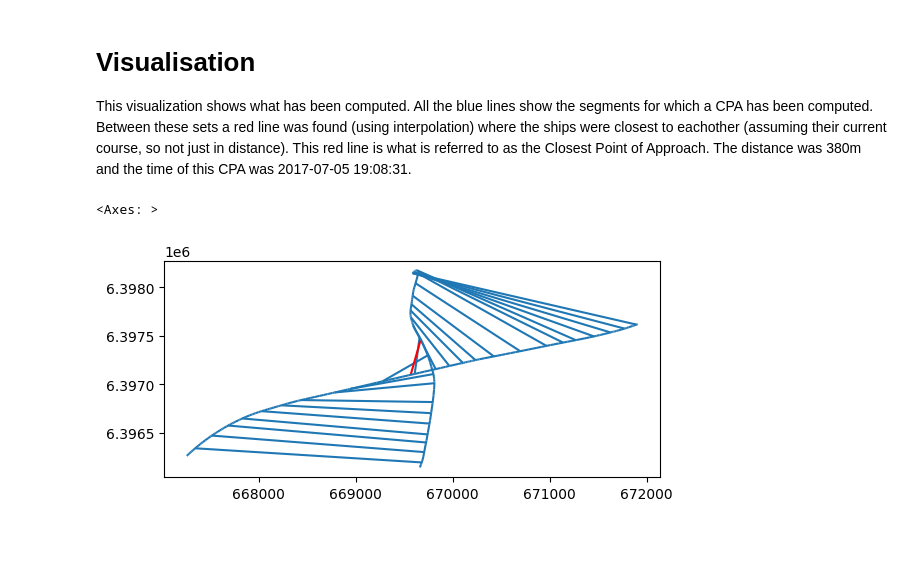
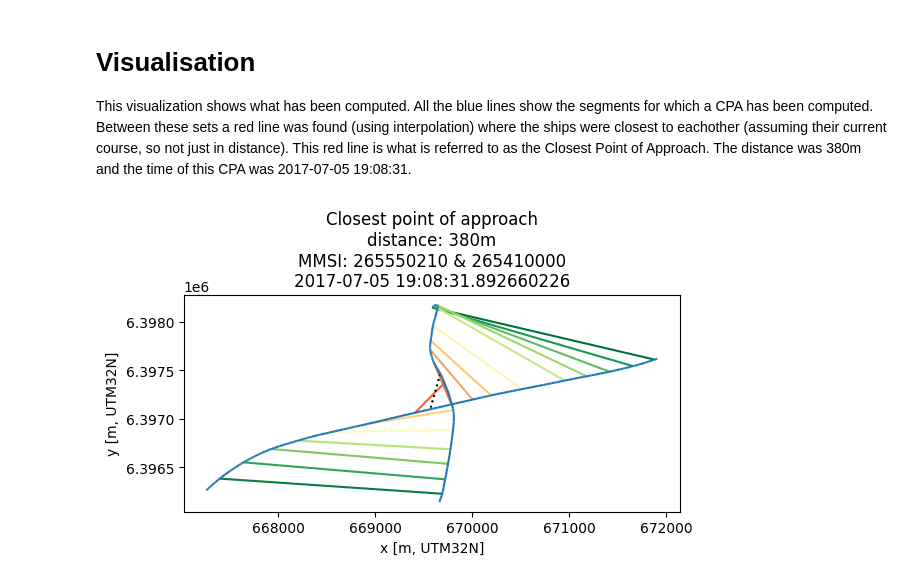
Before and after one commit to SiggyF/movingpandas-examples, a Jupyter notebook: 2-analysis-examples/ship-cpa.ipynb, the cells around one changed output. Cells and saved outputs as stored; diff of their text form; code cells hidden in the pictures; blank space fills up the shorter version.

```diff
--- a/2-analysis-examples/ship-cpa.ipynb
+++ b/2-analysis-examples/ship-cpa.ipynb
@@ -51,7 +54,9 @@ ais_gdf = gpd.read_file("../data/ais.gpkg")
 ais_gdf["t"] = pd.to_datetime(ais_gdf["Timestamp"], format="%d/%m/%Y %H:%M:%S")
 ais_gdf["t_min_t_0"] = (ais_gdf["t"] - t_0).dt.total_seconds()
 
+# convert to local UTM so we can do metric calculations
 ais_gdf = ais_gdf.to_crs("EPSG:32632")
+ais_gdf = ais_gdf.sort_values(['MMSI', 't'])
 # %%
 # Filter on MMSI of interest and time window of interest
 ais_gdf = ais_gdf[
@@ -392,0 +109,5 @@ cpa_df.sort_values("dist").head()
+# %%
+cpa_calc = movingpandas.cpa.CPACalculator(traj_a, traj_b)
+cpa_df = cpa_calc.segments_gdf()
+cpa = cpa_calc.min()
+cpa_df.sort_values("dist").head()
@@ -397,10 +125,20 @@ Between these sets a red line was found (using interpolation) where the ships we
 # %%
 fig, ax = plt.subplots()
 
-cpa_df[::10].plot(ax=ax)
-gpd.GeoSeries(cpa["pq"]).plot(ax=ax, color="red")
+ax.set_xlabel('x [m, UTM32N]')
+ax.set_ylabel('y [m, UTM32N]')
+ax.set_title(f'Closest point of approach\ndistance: {cpa.dist:.0f}m\nMMSI: {mmsi_a} & {mmsi_b}\n{cpa.t_at}')
+
+# compute colors ranging from
+N = matplotlib.colors.Normalize(0, cpa_df['dist'].max())
+cmap = matplotlib.cm.RdYlGn
+colors = cmap(N(cpa_df['dist']))
+thin = 15
+# don't show all the computed lines
+cpa_df[::thin].plot(ax=ax, color=colors[::thin])
+# show the computed closest point of approach
+gpd.GeoSeries(cpa["geometry"]).plot(ax=ax, color="black", linestyle=':')
 traj_a.plot(ax=ax)
-traj_b.plot(ax=ax)
+traj_b.plot(ax=ax);
 # %% [output]
-<Axes: >
-[figure, old version]
+[figure, new version]
```
Also changed, not shown: parts of 7 cells of this notebook.
